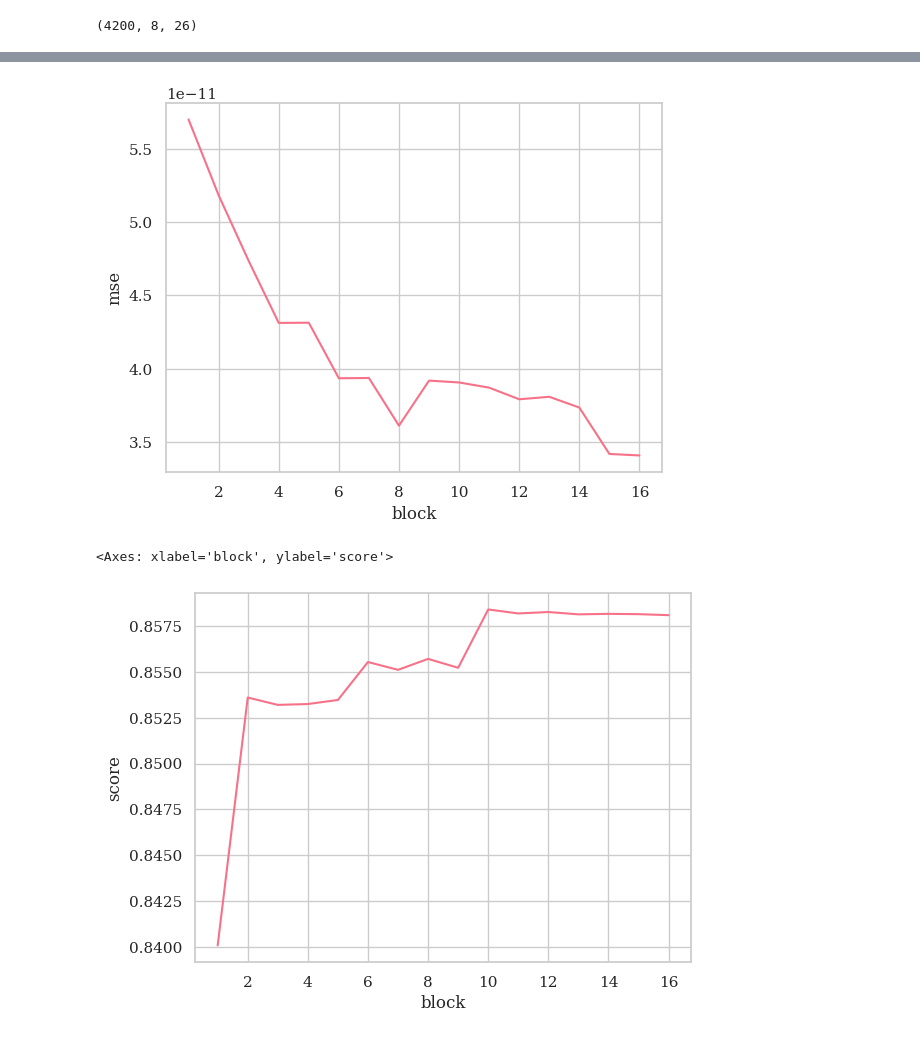
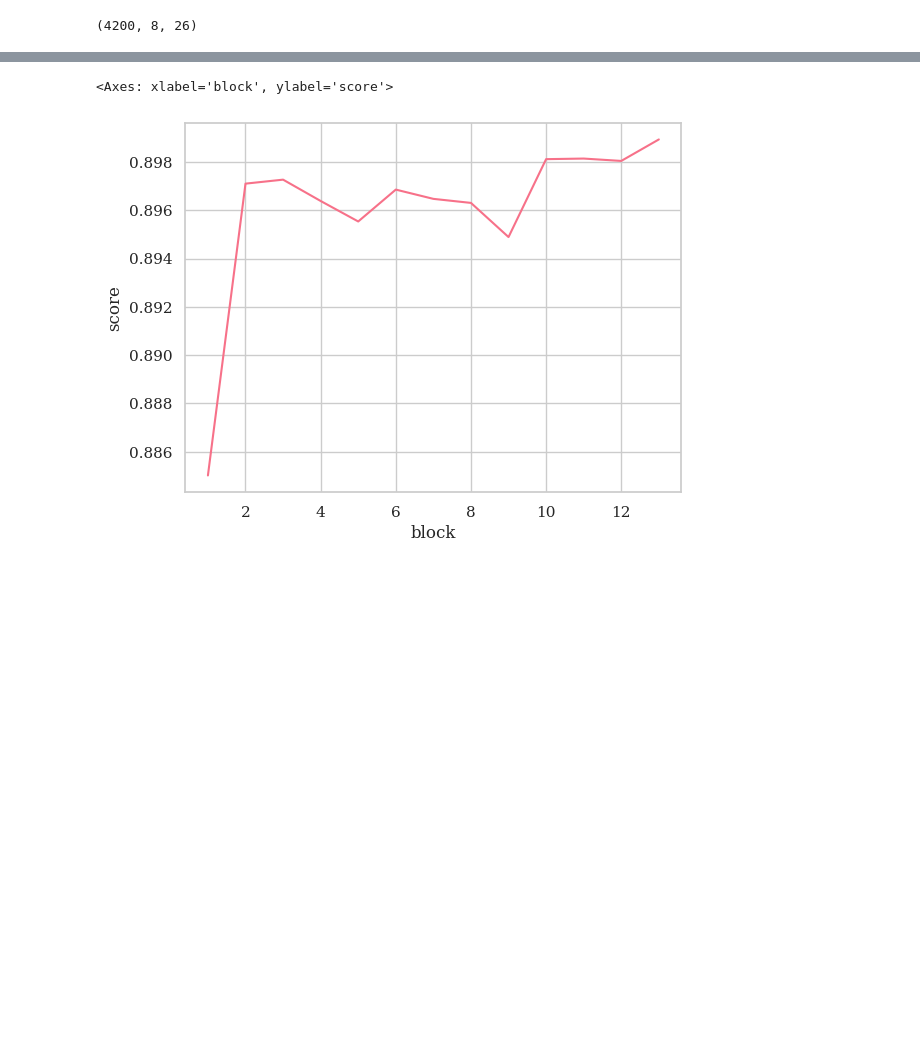
Before and after one commit to arnevdk/bttda, a Jupyter notebook: notebooks/gbttda.ipynb, the cells around one changed output, grey strips where cells are left out. Cells and saved outputs as stored; diff of their text form; code cells hidden in the pictures; blank space fills up the shorter version.

```diff
--- a/notebooks/gbttda.ipynb
+++ b/notebooks/gbttda.ipynb
@@ -24,7 +24,7 @@ paradigm = P300(resample=sfreq, tmin=tmin, tmax=tmax, fmin=fmin, fmax=fmax)
 dataset = BNCI2014_008()
 epochs, labels, meta = paradigm.get_data(
     dataset=dataset,
-     subjects=[1],
+     subjects=[3],
      return_epochs=True
 )
 session = meta['session'][0]
@@ -91,8 +91,9 @@ bttda = GreedyBTTDA(
 
     ),
     verbose=True,
-    extra_train_info=True,
-    gs_params=dict(n_jobs=5),
+    extra_train_info=False,
+    gs_params=dict(n_jobs=10),
+    truncate=True
 
 )
 #%env PYTHONWARNINGS=ignore
@@ -145,15 +143,14 @@ bttda.train_info_
 # %%
 import seaborn as sns
 import matplotlib.pyplot as plt
 
 n_samples = X.shape[0]
-sns.lineplot(data=bttda.train_info_, x='block', y='mse')
-plt.show()
+#sns.lineplot(data=bttda.train_info_, x='block', y='mse')
+#plt.show()
 sns.lineplot(data=bttda.train_info_, x='block', y='score')
 # %% [output]
+<Axes: xlabel='block', ylabel='score'>
-[figure, old version]
+[figure, new version]
-<Axes: xlabel='block', ylabel='score'>
-[figure, removed]
 # %%
 Xt = bttda.transform(X)
 # %%
```
Also changed, not shown: parts of 3 cells of this notebook, 2 other files.
